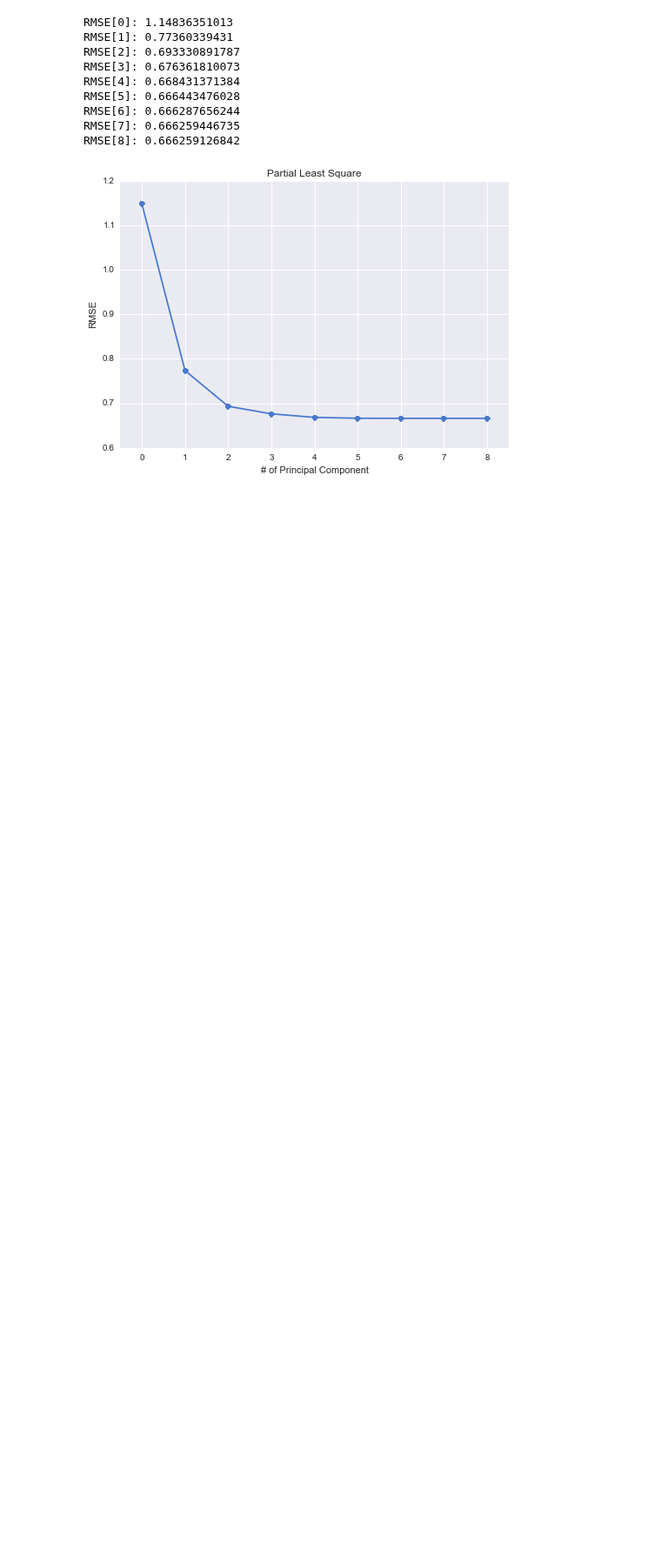
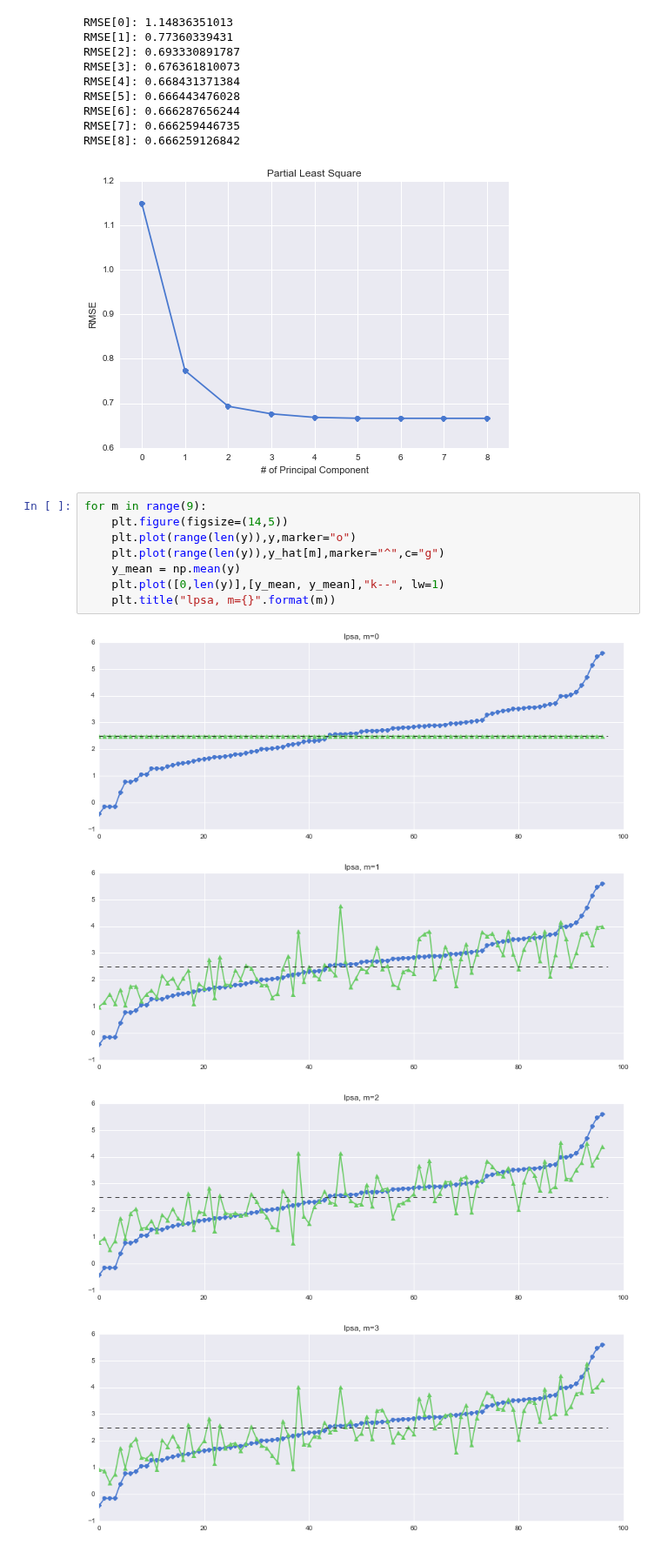
Before and after one commit to matsuken92/Qiita_Contents, a Jupyter notebook: Castella-book/Partial_Least_Square.ipynb, the cells around one changed output. Shown at 87% size. Cells and saved outputs as stored; diff of their text form; blank space fills up the shorter version.

```diff
--- a/Castella-book/Partial_Least_Square.ipynb
+++ b/Castella-book/Partial_Least_Square.ipynb
@@ -115,3 +124,16 @@ RMSE[6]: 0.666287656244
 RMSE[7]: 0.666259446735
 RMSE[8]: 0.666259126842
 [figure]
+# %%
+for m in range(9):
+    plt.figure(figsize=(14,5))
+    plt.plot(range(len(y)),y,marker="o")
+    plt.plot(range(len(y)),y_hat[m],marker="^",c="g")
+    y_mean = np.mean(y)
+    plt.plot([0,len(y)],[y_mean, y_mean],"k--", lw=1)
+    plt.title("lpsa, m={}".format(m))
+# %% [output]
+[figure, added]
+[figure, added]
+[figure, added]
+[figure, added]
```
Also changed, not shown: parts of 5 cells of this notebook.
